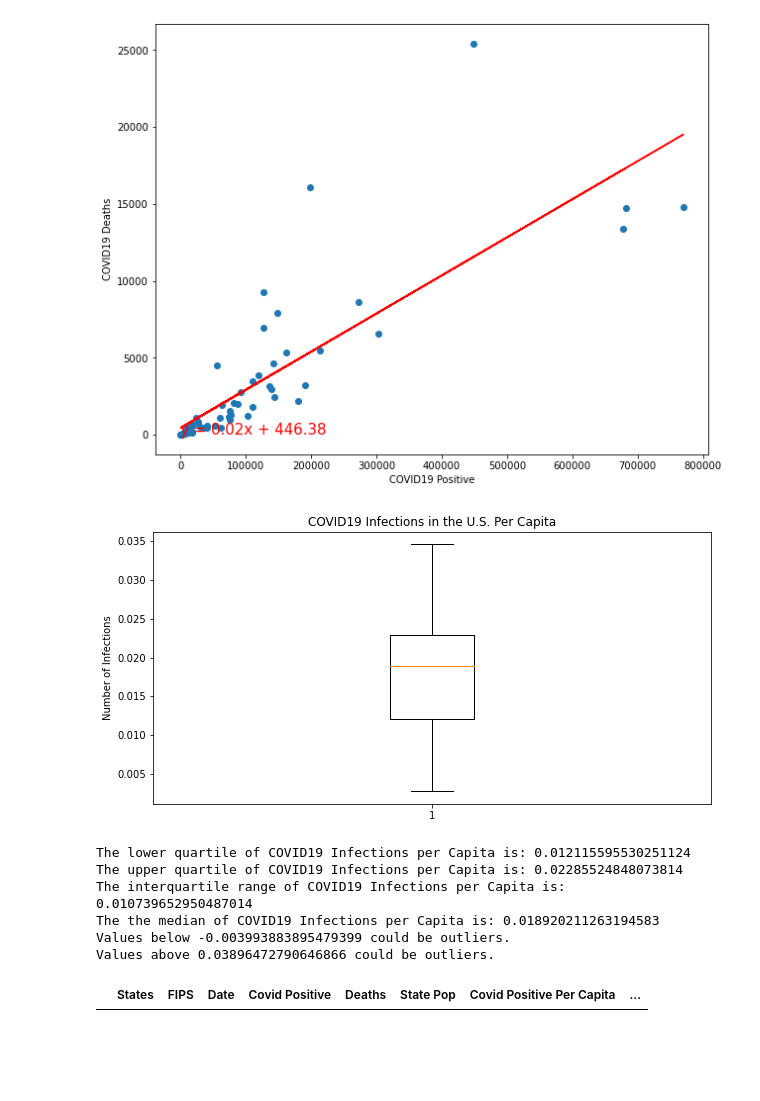
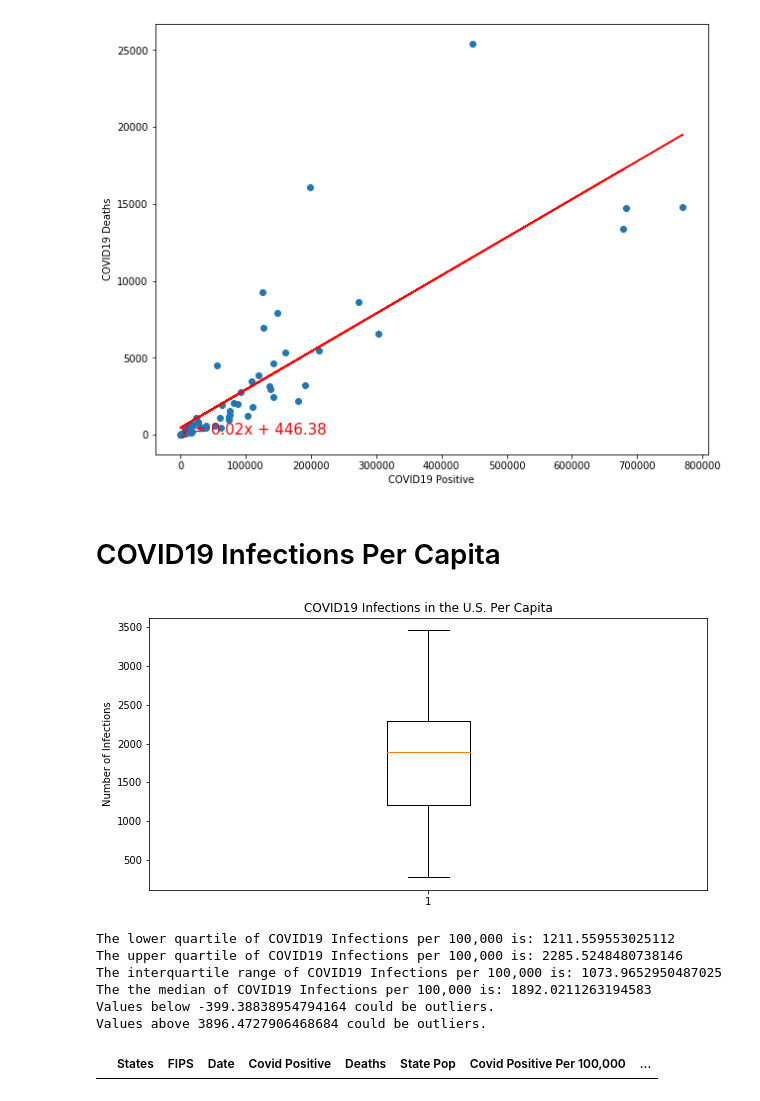
Before and after one commit to havyjavy/Healthcare-and-Covid-19, a Jupyter notebook: Covid Tracking Project/All_States-Copy1.ipynb, the cells around one changed output. Cells and saved outputs as stored; diff of their text form; code cells hidden in the pictures; blank space fills up the shorter version.

```diff
--- a/Covid Tracking Project/All_States-Copy1.ipynb
+++ b/Covid Tracking Project/All_States-Copy1.ipynb
@@ -132,18 +132,26 @@ census_TotalPop_df = pd.DataFrame(census_data)
 Number of available variables: 4
 # %%
 AllStates_df['State Pop']= ""
-AllStates_df['Covid Positive Per Capita']= ""
-AllStates_df['Covid Deaths Per Capita']= ""
+AllStates_df['Covid Positive Per 100,000']= ""
+AllStates_df['Covid Deaths Per 100,000']= ""
 AllStates_df
 
 AllState_combined_df = pd.merge(AllStates_df, census_TotalPop_df, how='left', left_on = 'FIPS', right_on = 'state')
 AllState_combined_df['State Pop'] = AllState_combined_df['Estimate!!Total']
-AllState_combined_df['Covid Positive Per Capita'] = AllState_combined_df['Covid Positive'] / AllState_combined_df['State Pop']
-AllState_combined_df['Covid Deaths Per Capita'] = AllState_combined_df['Deaths'] / AllState_combined_df['State Pop']
+AllState_combined_df['Covid Positive Per 100,000'] = (AllState_combined_df['Covid Positive'] / AllState_combined_df['State Pop'])*100000
+AllState_combined_df['Covid Deaths Per 100,000'] = (AllState_combined_df['Deaths'] / AllState_combined_df['State Pop'])*100000
 AllState_combined_dropC = AllState_combined_df.drop(columns=['Cumaltive Hospitalized', 'state','Estimate!!Total'])
 
 #drop rows
 AllState_combined_clean = AllState_combined_dropC.dropna(axis=0, how='any')
 
-AllState_combined_clean
+file_path = os.path.join("Per Capita Personal Health Care.csv")
+percapita_data = pd.read_csv(file_path)
+
+
+AllState_with_costs = pd.merge(AllState_combined_clean , percapita_data, how='left', on = 'States')
+AllState_with_costs = AllState_with_costs.dropna(axis=0, how='any')
+
+AllState_with_costs= AllState_with_costs.rename(columns = {"TAP Per Capita State Est Personal Health Care (Dollars)": "Healthcare Costs Per Capita"})
+AllState_with_costs
 # %% [output]
@@ -341,8 +349,10 @@ plt.show()
 # %% [output]
 The r-squared is: 0.6698845012794258
 [figure]
+# %% [markdown]
+# COVID19 Infections Per Capita
 # %%
-covid19_infxn_capita = AllState_combined_clean['Covid Positive Per Capita']
+covid19_infxn_capita = AllState_combined_clean['Covid Positive Per 100,000']
 
 plt.figure(figsize=(10,5))
 plt.title('COVID19 Infections in the U.S. Per Capita')
@@ -350,32 +360,32 @@ plt.ylabel('Number of Infections')
 plt.boxplot(covid19_infxn_capita)
 plt.show()
 # %% [output]
-[figure, old version]
+[figure, new version]
 # %%
 quartiles = covid19_infxn_capita.quantile([.25,.5,.75])
 
 Q1 = quartiles[0.25]
 Q3 = quartiles[0.75]
 iqr = Q3 - Q1
 
-print(f"The lower quartile of COVID19 Infections per Capita is: {Q1}")
-print(f"The upper quartile of COVID19 Infections per Capita is: {Q3}")
-print(f"The interquartile range of COVID19 Infections per Capita is: {iqr}")
-print(f"The the median of COVID19 Infections per Capita is: {quartiles[0.5]} ")
+print(f"The lower quartile of COVID19 Infections per 100,000 is: {Q1}")
+print(f"The upper quartile of COVID19 Infections per 100,000 is: {Q3}")
+print(f"The interquartile range of COVID19 Infections per 100,000 is: {iqr}")
+print(f"The the median of COVID19 Infections per 100,000 is: {quartiles[0.5]} ")
 
 lower_bound = Q1 - (1.5*iqr)
 upper_bound = Q3 + (1.5*iqr)
 print(f"Values below {lower_bound} could be outliers.")
 print(f"Values above {upper_bound} could be outliers.")
 
-outliers = AllState_combined_clean.loc[(AllState_combined_clean['Covid Positive Per Capita'] < lower_bound) | (AllState_combined_clean['Covid Positive Per Capita'] > upper_bound)]
+outliers = AllState_combined_clean.loc[(AllState_combined_clean['Covid Positive Per 100,000'] < lower_bound) | (AllState_combined_clean['Covid Positive Per 100,000'] > upper_bound)]
 outliers
 # %% [output]
-The lower quartile of COVID19 Infections per Capita is: 0.012115595530251124
-The upper quartile of COVID19 Infections per Capita is: 0.02285524848073814
-The interquartile range of COVID19 Infections per Capita is: 0.010739652950487014
-The the median of COVID19 Infections per Capita is: 0.018920211263194583
-Values below -0.003993883895479399 could be outliers.
-Values above 0.03896472790646866 could be outliers.
+The lower quartile of COVID19 Infections per 100,000 is: 1211.559553025112
+The upper quartile of COVID19 Infections per 100,000 is: 2285.5248480738146
+The interquartile range of COVID19 Infections per 100,000 is: 1073.9652950487025
+The the median of COVID19 Infections per 100,000 is: 1892.0211263194583
+Values below -399.38838954794164 could be outliers.
+Values above 3896.4727906468684 could be outliers.
-|  | States | FIPS | Date | Covid Positive | Deaths | State Pop | Covid Positive Per Capita | ... |
+|  | States | FIPS | Date | Covid Positive | Deaths | State Pop | Covid Positive Per 100,000 | ... |
 # %%
```
Also changed, not shown: parts of 9 cells of this notebook, 1 other file.
